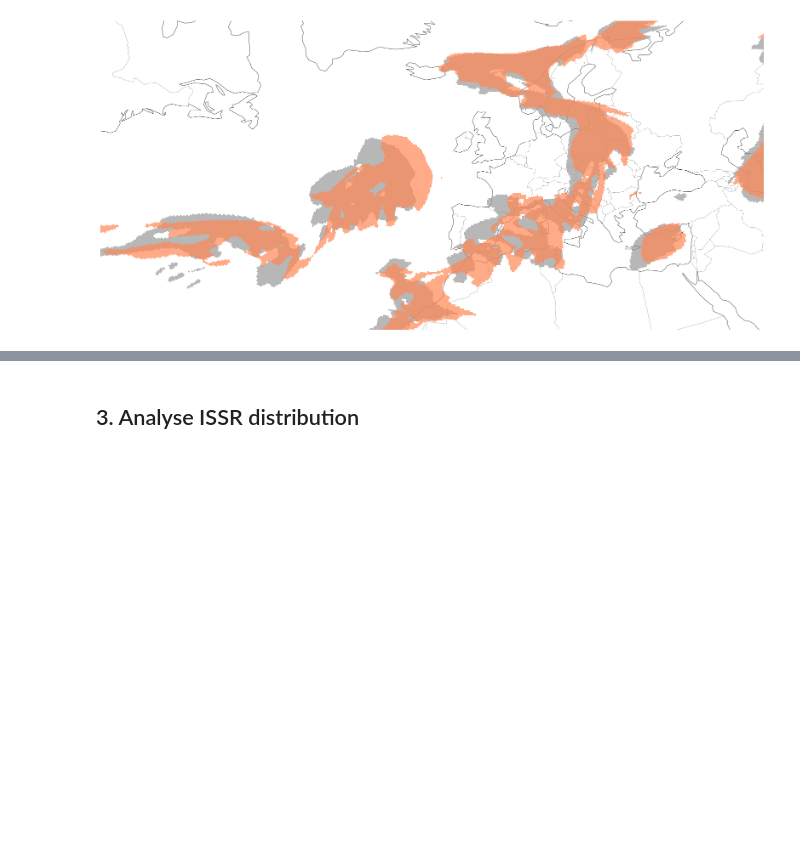
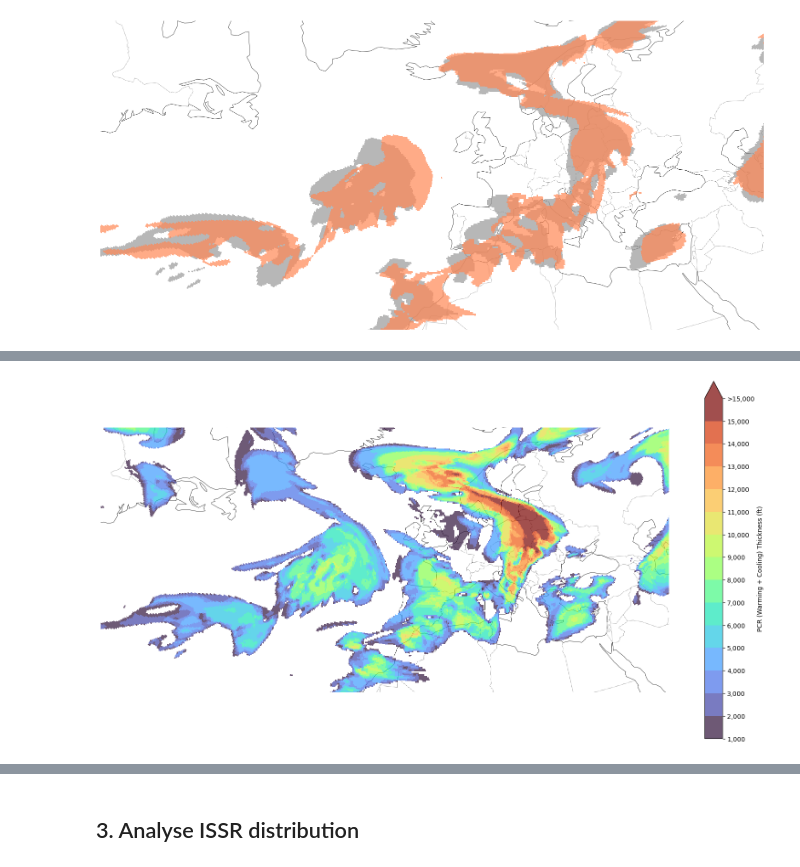
Before and after one commit to Transport-Environment/atm_and_contrail_avoidance, a Jupyter notebook: 3_issr.ipynb, the cells around one changed output, grey strips where cells are left out. Saved outputs shown, nothing was run; the diff lists cells and outputs as text; code cells hidden in the pictures; blank space fills up the shorter version.

```diff
--- a/3_issr.ipynb
+++ b/3_issr.ipynb
@@ -296,0 +381,97 @@ plt.show()
+# %%
+
+def plot_thickness_map(issr, label):
+    fig, ax = plt.subplots(
+        subplot_kw={"projection": proj},
+        figsize=(7.94*2, 5.75*2)
+    )
+
+    ax.set_extent([-70., 45.0, 25., 60.], crs=ccrs.PlateCarree())
+    ax.add_feature(cfeature.COASTLINE, linewidth=0.5)
+    ax.add_feature(cfeature.BORDERS, linewidth=0.5, linestyle=":")
+    ax.add_feature(cfeature.LAND, facecolor="white")
+    ax.add_feature(cfeature.OCEAN, facecolor="white")
+
+    # ---------------------------------------------------------------------
+    # Sum over altitude dimension => number of ISSR layers
+    n_layers = issr.sum(dim="flight_level").squeeze()
+
+
+    # Each layer is 1000 ft
+    thick = (n_layers * 1000).values   # array [lat, lon]
+
+    extent = [lon.min(), lon.max(), lat.min(), lat.max()]
+
+    # Total number of discrete steps (1000s of feet from 0 to 16000)
+    N_STEPS = 16
+
+    # ---------------------------------------------------------------------
+    # Discrete colour steps for thickness (1000 ft intervals)
+
+    # 1. Define the bounds (17 bounds define 16 bins: 0-16000)
+    bounds = np.arange(1000, (N_STEPS + 1) * 1000, 1000) # [0, 1000, 2000, ..., 16000]
+
+    # 2. Sample the built-in colormap to get exactly N_STEPS distinct colors
+    base_cmap = plt.get_cmap('turbo') # You can also try 'jet' or 'Spectral'
+    colors = base_cmap(np.linspace(0, 1, N_STEPS))
+
+    # Create the ListedColormap and BoundaryNorm
+    cmap = ListedColormap(colors)
+    norm = BoundaryNorm(bounds, N_STEPS)
+
+    # Set the color for values LESS THAN the first bound (0) to transparent.
+    cmap.set_under("#ffffff00")
+    # Set the color for NaNs to transparent
+    cmap.set_bad((0, 0, 0, 0))
+
+    # Make NaNs transparent
+    #cmap.set_bad((0, 0, 0, 0))
+
+    # ---------------------------------------------------------------------
+    # Plot thickness at T0
+    pcm = ax.imshow(
+        thick.T,
+        origin="lower",
+        cmap=cmap,
+        norm=norm,
+        transform=ccrs.PlateCarree(),
+        extent=extent,
+        interpolation="nearest",
+        alpha=0.7,
+        zorder=3
+    )
+    # ---------------------------------------------------------------------
+
+    # Add the colorbar
+    cbar = plt.colorbar(
+        pcm,
+        ax=ax,
+        orientation='vertical',
+        extend='max', # Extends the top bin (7000 ft)
+        label=label,
+        shrink=0.7,
+        pad=0.05,
+        ticks=bounds # Use the boundaries as tick locations
+    )
+
+    # Custom Tick Labels
+    # The bounds are [0, 1000, 2000, ..., 15000, 16000]
+    tick_labels = [f'{i:,}' for i in bounds] # Format all bounds with comma separator
+    tick_labels[-1] = f'>{bounds[-2]:,}' # The last label should indicate the extended range (>15,000)
+
+    # We can simplify the tick marks by only showing every 2000 or 5000 ft,
+    # but for full clarity, let's keep all 1000s and format the labels.
+    cbar.set_ticks(bounds)
+    cbar.set_ticklabels(tick_labels)
+
+    plt.axis("off")
+    plt.tight_layout()
+    #plt.savefig("output/forcing/issr_thickness_map.png", bbox_inches="tight", pad_inches=0)
+    plt.show()
+
+plot_thickness_map((ds["ef_per_m"] != 0),  'PCR (Warming + Cooling) Thickness (ft)')
+plot_thickness_map((ds["ef_per_m"] > 0),  'Warming Region Thickness (ft)')
+plot_thickness_map((ds["ef_per_m"] > 5e8), 'Very Warming Region Thickness (ft)')
+plot_thickness_map((ds["ef_per_m"] > 1.54e9), 'Very Warming Region Thickness (ft)')
+# %% [output]
+[figure, added]
```
Also changed, not shown: parts of 13 cells of this notebook, 9 other files.
